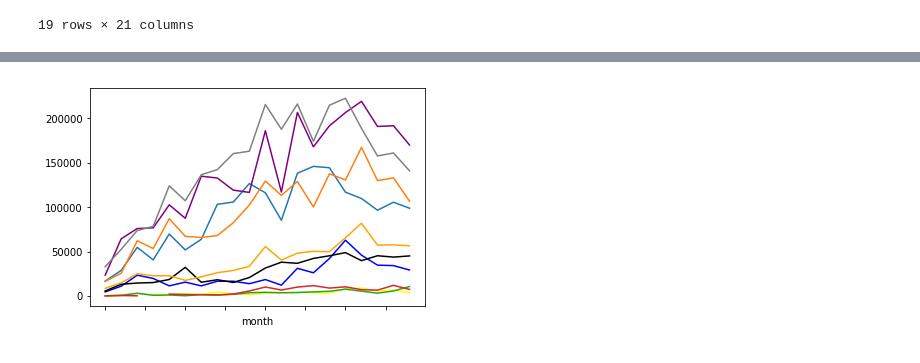
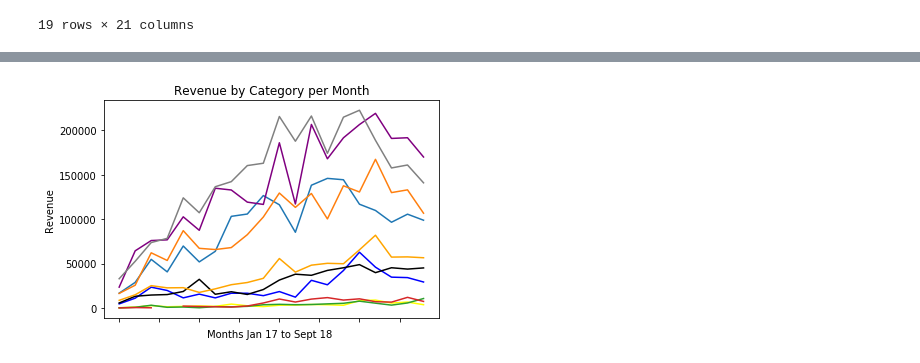
Before and after one commit to BShim92/BrazilianECommerce, a Jupyter notebook: ECommerceDataMerge.ipynb, the cells around one changed output, grey strips where cells are left out. Cells and saved outputs as stored; diff of their text form; code cells hidden in the pictures.

Commit message:
added titles

```diff
--- a/ECommerceDataMerge.ipynb
+++ b/ECommerceDataMerge.ipynb
@@ -555,3 +555,5 @@ newgroup
 | security_and_services | 183.29 | NaN | NaN | NaN | NaN | NaN | NaN | NaN | 100.00 | NaN | ... | ... |
 | stationery | 1561.99 | 2571.30 | 5915.52 | 4538.44 | 5963.88 | 3722.37 | 6869.15 | 6464.91 | 6542.31 | 8240.96 | ... | ... |
 19 rows × 21 columns
+# %%
+newgroup.columns.rename('Months Jan 17 to Sept 18 ', inplace=True)
@@ -565,31 +589,33 @@ auto_line = newgroup.iloc[1]
 auto_line.plot(kind='line', color ='black')
 
 books_line = newgroup.iloc[2]
 books_line.plot(kind='line', color='yellow')
 
 construction_tools_line = newgroup.iloc[3]
 construction_tools_line.plot(kind='line', color='orange')
 
 electronics_line = newgroup.iloc[7]
 electronics_line.plot(kind='line')
 
 fashion_clothing_line = newgroup.iloc[8]
 fashion_clothing_line.plot(kind='line')
 
 food_drink_line = newgroup.iloc[11]
 food_drink_line.plot(kind='line')
 
 home_furniture_line = newgroup.iloc[14]
 home_furniture_line.plot(kind='line', color ='purple')
 
 industry_line = newgroup.iloc[15]
 industry_line.plot(kind='line')
 
 other_line = newgroup.iloc[16]
 other_line.plot(kind='line', color ='gray')
 
+plt.title('Revenue by Category per Month')
+plt.ylabel('Revenue')
 plt.savefig('./Graphs/CategoricalLineGraph.png')
 
 plt.show()
 # %% [output]
-[figure, old version]
+[figure, new version]
```
Also changed, not shown: parts of 1 cell of this notebook.
